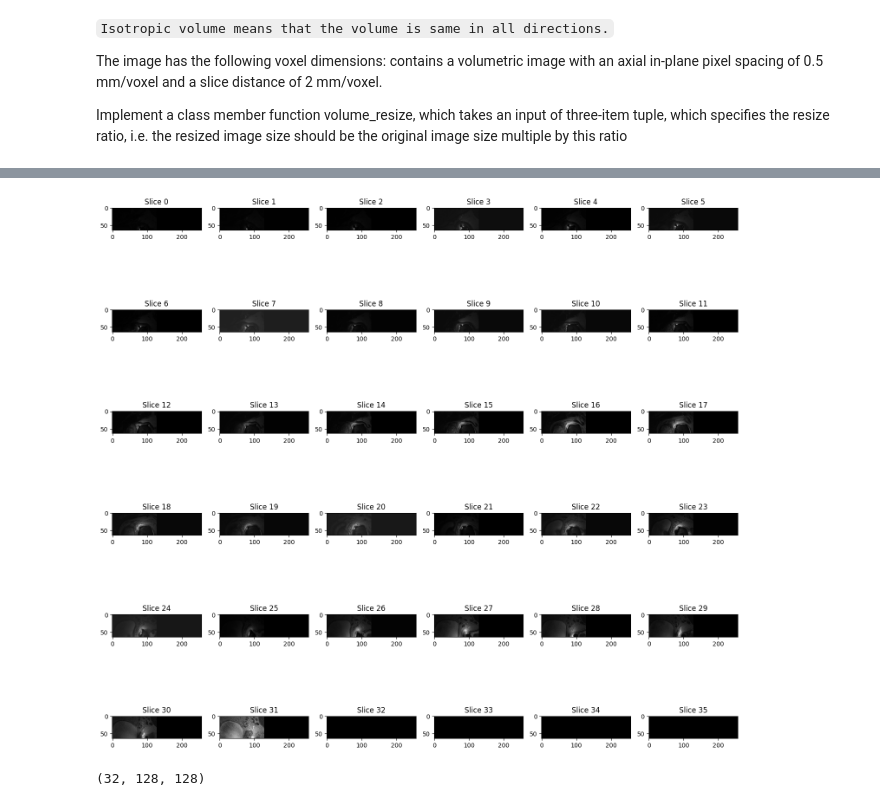
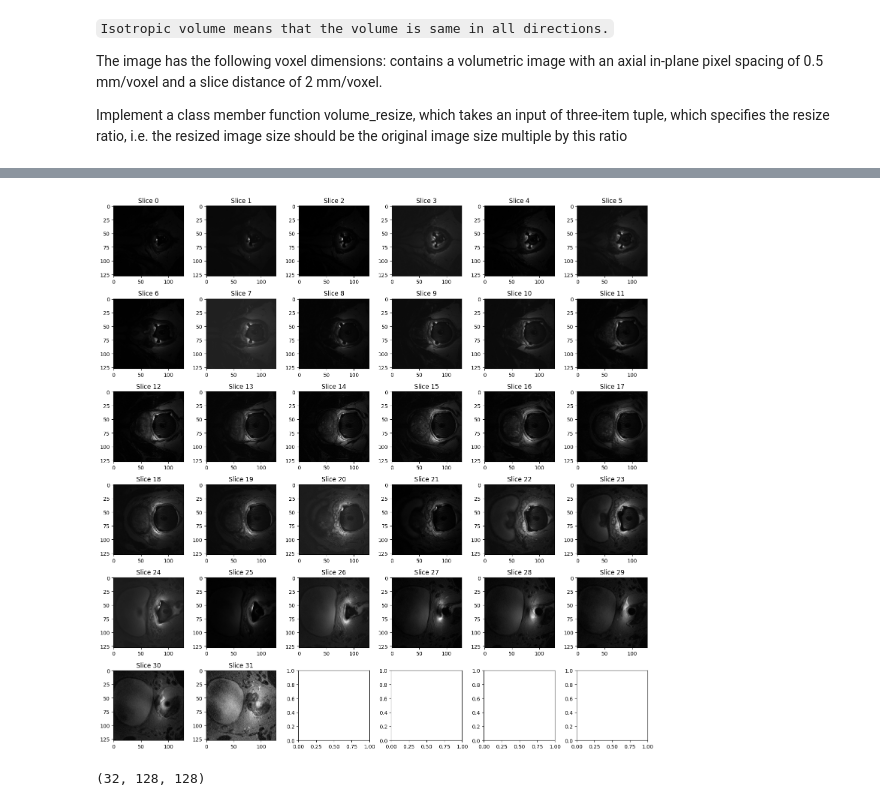
Before and after one commit to R-icntay/pgrf, a Jupyter notebook: CW1/task_2_fc.ipynb, the cells around one changed output, grey strips where cells are left out. Drawn from its saved outputs; the diff is of its cells as text; code cells hidden in the pictures.

Commit message:
correct new image dimensions

```diff
--- a/CW1/task_2_fc.ipynb
+++ b/CW1/task_2_fc.ipynb
@@ -103,15 +92,17 @@ class Image3D:
     # Implement volume_resize which resizes the image data array to a new size
     def volume_resize(self, resize_ratio):
 
+        # Compute the new voxel dimensions by multiplying the original voxel dimensions by the ratio
+        new_voxel_dimension = tuple(np.array(self.voxel_dimension) * resize_ratio)
+
+
         #** Multiply coordinates by new voxel dimensions and find best interpolation method**
 
         # Compute the new shape of the resized image by multiplying the original shape by the ratio
         new_shape  = np.round(np.array(self.image.shape) * resize_ratio).astype(int)
-        new_coords = np.stack(np.mgrid[:new_shape[0], :new_shape[1], :new_shape[2]], axis = -1)
+        new_coords = np.stack(np.mgrid[:new_shape[0], :new_shape[1], :new_shape[2]], axis = -1) * new_voxel_dimension
         #new_coords = new_coords / resize_ratio
 
-        # Compute the new voxel dimensions by multiplying the original dimensions by the ratio
-        new_voxel_dimension = tuple(np.array(self.voxel_dimension) * resize_ratio)
 
         # Interpolate the filtered data array at the new coordinates
         new_data = interpn((np.arange(self.image.shape[0]), np.arange(self.image.shape[1]), np.arange(self.image.shape[2])), self.image, new_coords, method = 'linear', bounds_error = False, fill_value = 0)
@@ -205,14 +196,19 @@ Implement a class member function volume_resize, which takes an input of three-i
 which specifies the resize ratio, i.e. the resized image size should be the original image size
 multiple by this ratio
 # %%
+import scipy
 # Create an Image3D object
-image3d = Image3D(image_train00.T, (0.5, 0.5, 2))
+# Voxel dimesnions are (z, x, y) = (2, 0.5, 0.5)
+image3d = Image3D(image_train00, (2, 0.5, 0.5))
 
 # Desired final isotropic voxel dimension
 final_voxel_dimension = 1
 
 # Compute the resize ratio
 resize_ratio = final_voxel_dimension / np.array(image3d.voxel_dimension)
+
+# Compute the new voxel dimensions by multiplying the original dimensions by the ratio
+new_voxel_dimension = tuple(np.array(image3d.voxel_dimension) * resize_ratio)
 
 
 ## the resized image size should be the original image size multipled by this ratio
@@ -221,14 +217,14 @@ resize_ratio = final_voxel_dimension / np.array(image3d.voxel_dimension)
 new_shape  = np.round(np.array(image3d.image.shape) * resize_ratio).astype(int)
 
 # New coordinates for the resized image
-new_coords = np.stack(np.mgrid[:new_shape[0], :new_shape[1], :new_shape[2]], axis = -1)
+new_coords = np.stack(np.mgrid[:new_shape[0], :new_shape[1], :new_shape[2]], axis = -1) * new_voxel_dimension
 
-# Compute the new voxel dimensions by multiplying the original dimensions by the ratio
-new_voxel_dimension = tuple(np.array(image3d.voxel_dimension) * resize_ratio)
+
 
 # Interpolate the filtered data array at the new coordinates
-new_data = interpn((np.arange(image3d.image.shape[0]), np.arange(image3d.image.shape[1]), np.arange(image3d.image.shape[2])), image3d.image, new_coords, method = 'linear', bounds_error = False, fill_value = 0)
+# Cubic interpolation not supported in scipy 1.9.0
+new_data = scipy.interpolate.interpn((np.arange(image3d.image.shape[0]), np.arange(image3d.image.shape[1]), np.arange(image3d.image.shape[2])), image3d.image, new_coords, method = 'linear', bounds_error = False, fill_value = None)
 
 
-print(image3d.image.shape, new_shape, new_voxel_dimension, new_data.shape)
+print(image3d.image.shape, resize_ratio, new_shape, new_voxel_dimension, new_data.shape)
 # %% [output]
@@ -236,28 +272,29 @@ print(image3d.image.shape, new_shape, new_voxel_dimension, new_data.shape)
 # %%
-new_data = new_data.T
+#new_data = new_data.T
+new_data = image3d.image.T
 # Set the number of rows and columns in the plot grid
 n_rows = 6
 n_cols = 6
 
 # Create a figure with a subplot grid
 fig, axs = plt.subplots(n_rows, n_cols, figsize=(15, 15))
 
 # Iterate over the slices of the image
 for row in range(n_rows):
     for col in range(n_cols):
         slice_idx = row * n_cols + col
         if slice_idx >= new_data.shape[2]:
             break
         slice_data = new_data[:, :, slice_idx]
         axs[row, col].imshow(slice_data, cmap='gray')
         # Add title to each subplot
         axs[row, col].set_title(f'Slice {slice_idx}')
 
 # Adjust the layout and show the figure
 plt.tight_layout()
 plt.show()
 # %% [output]
-[figure, old version]
+[figure, new version]
 # %%
 image_train00.shape
 # %% [output]
```
Also changed, not shown: parts of 6 cells of this notebook.
